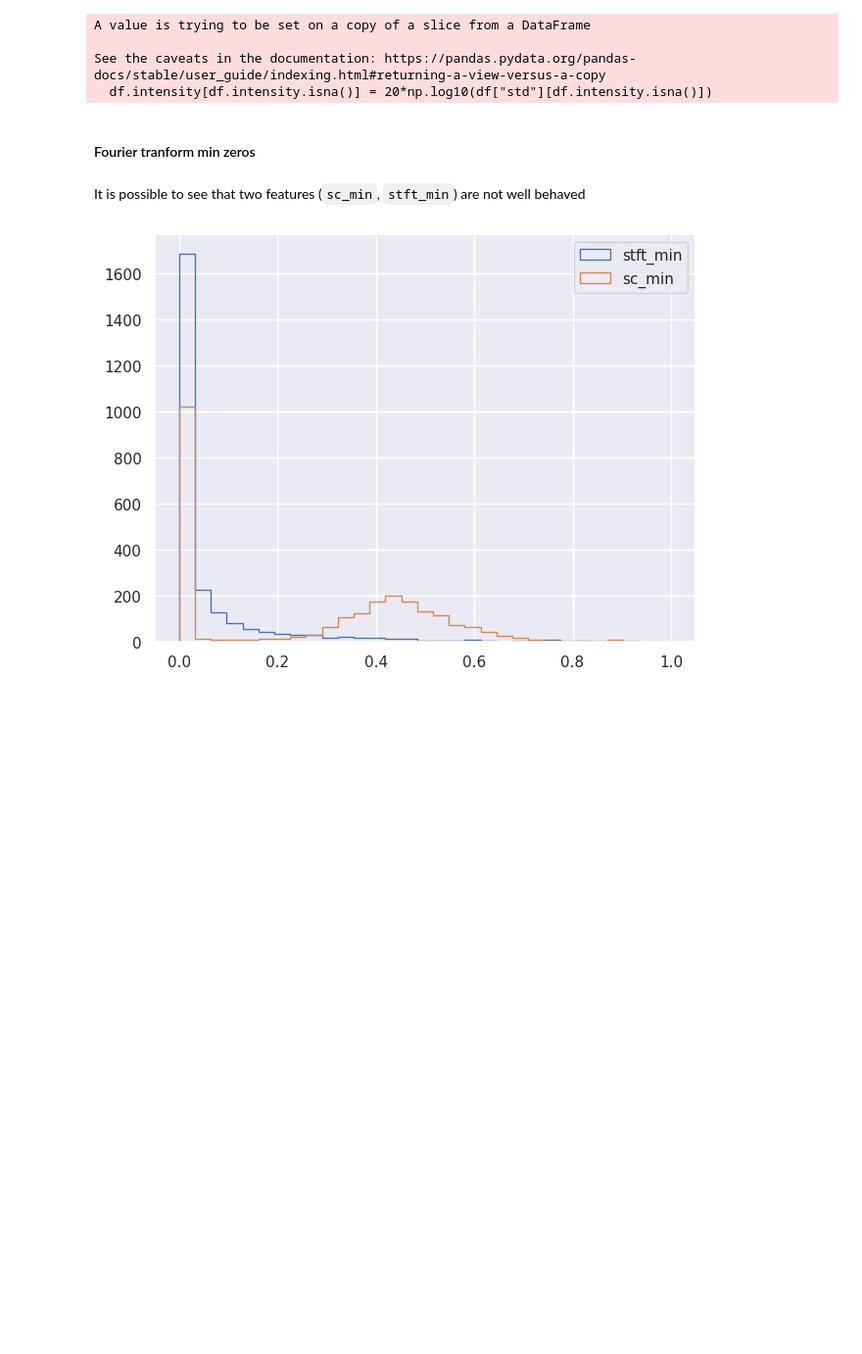
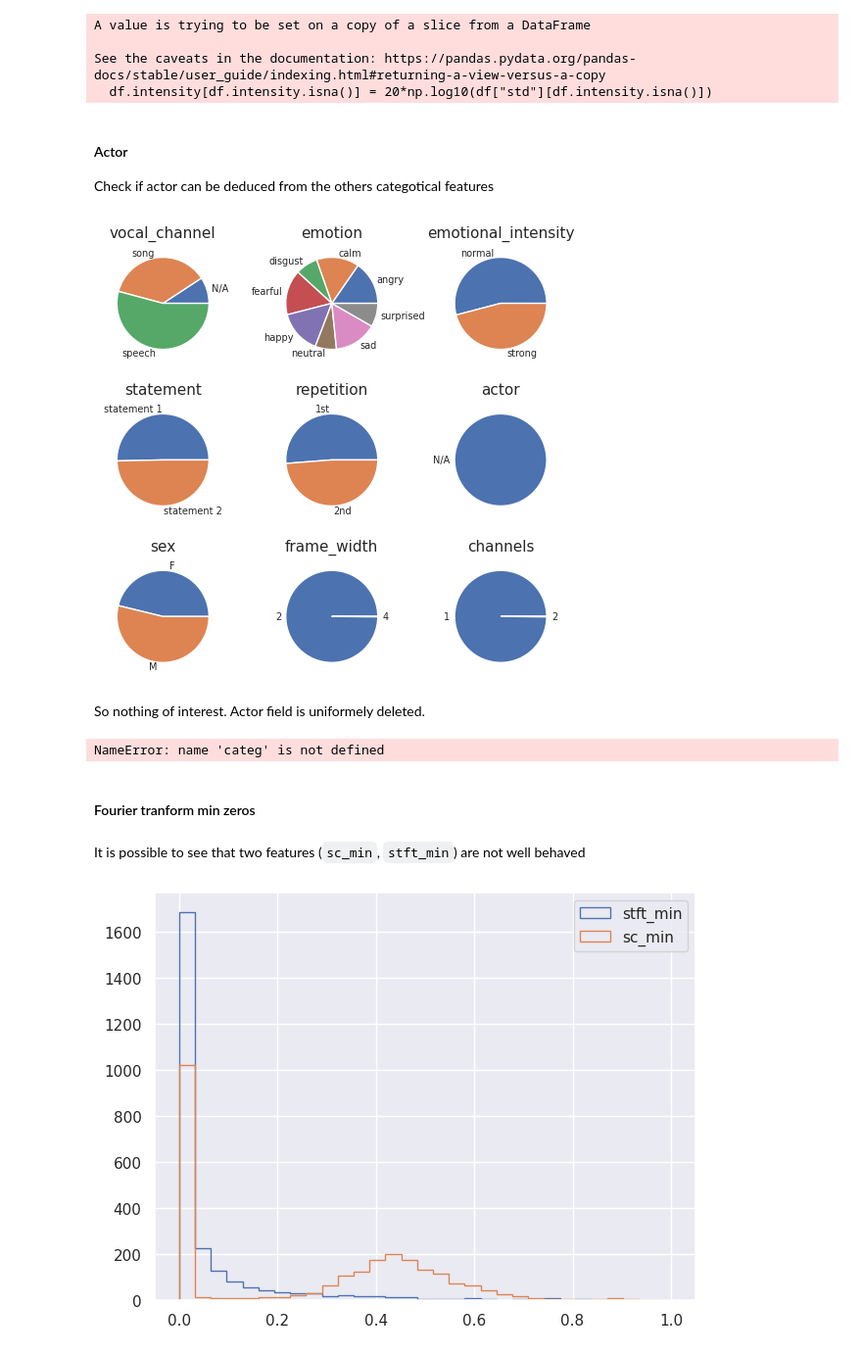
Before and after one commit to djanloo/dynamiting, a Jupyter notebook: UNDERSTANDING/data_understanding.ipynb, the cells around one changed output. Shown at 98% size. Cells and saved outputs as stored; diff of their text form; code cells hidden in the pictures; blank space fills up the shorter version.

```diff
--- a/UNDERSTANDING/data_understanding.ipynb
+++ b/UNDERSTANDING/data_understanding.ipynb
@@ -320,6 +356,43 @@ A value is trying to be set on a copy of a slice from a DataFrame
 
 See the caveats in the documentation: https://pandas.pydata.org/pandas-docs/stable/user_guide/indexing.html#returning-a-view-versus-a-copy
   df.intensity[df.intensity.isna()] = 20*np.log10(df["std"][df.intensity.isna()])
+# %% [markdown]
+#### Actor
+Check if actor can be deduced from the others categotical features
+# %%
+df_missing_actors = df[df.actor.isna()]
+fig, axes = plt.subplots(3,3, figsize=(5,5))
+df_clean_labels = df_missing_actors.copy()
+df_clean_labels.actor = pd.Categorical(df_clean_labels.actor).codes
+df_clean_labels.vocal_channel.fillna("N/A", inplace=True)
+df_clean_labels.replace({'statement': {"Dogs are sitting by the door": "statement 1",
+                                        "Kids are talking by the door": "statement 2"}}, inplace=True)
+df_clean_labels.replace({'actor': {-1: "N/A"}}, inplace=True)
+
+_ = [ax.axis("off") for ax in axes.flatten()]
+for cat, ax in zip(categorical_features, axes.flatten()):
+    df_clean_labels.groupby(cat).size().plot(kind='pie',
+                                    textprops={'fontsize': 7},
+                                    # colors=['tomato', 'gold', 'skyblue'],
+                                    ax=ax)
+    ax.set_title(cat, size=11)
+# %% [output]
+[figure, added]
+# %% [markdown]
+So nothing of interest. Actor field is uniformely deleted.
+# %%
+from sklearn.preprocessing import StandardScaler
+import umap
+
+X = df[quantitative_features].values
+scaler = StandardScaler() # MinMaxScaler()
+X = scaler.fit_transform(X)
+reducer = umap.UMAP(n_neighbors=100)
+embedding = reducer.fit_transform(X)
+sns.scatterplot(embedding[:,0], embedding[:,1], c=pd.Categorical(categ.sex).codes, alpha=0.5)
+plt.axis("off")
+# %% [output]
+NameError: name 'categ' is not defined
 # %% [markdown]
 #### Fourier tranform min zeros
 # %% [markdown]
```
Also changed, not shown: parts of 10 cells of this notebook, 8 other files.
